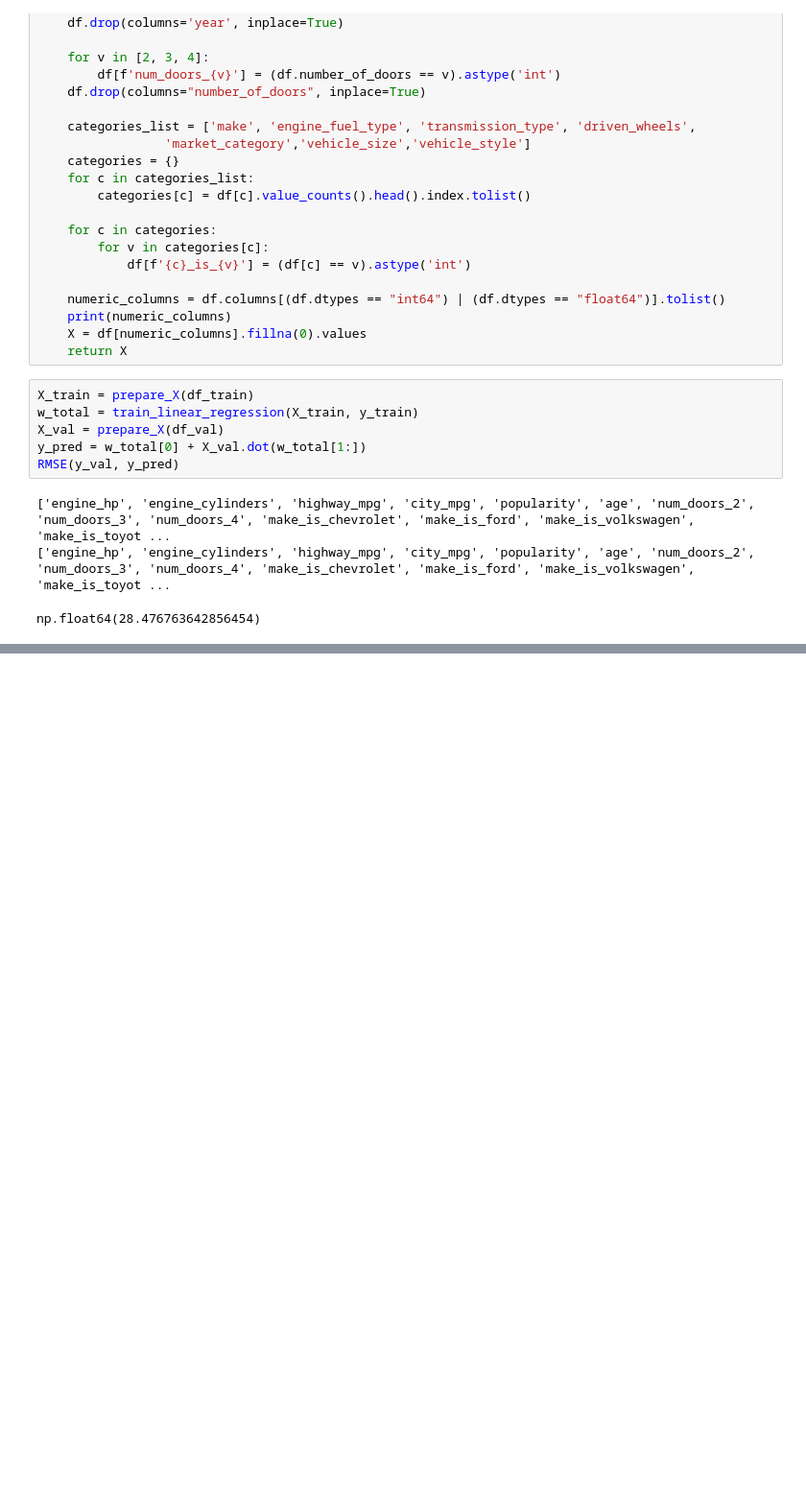
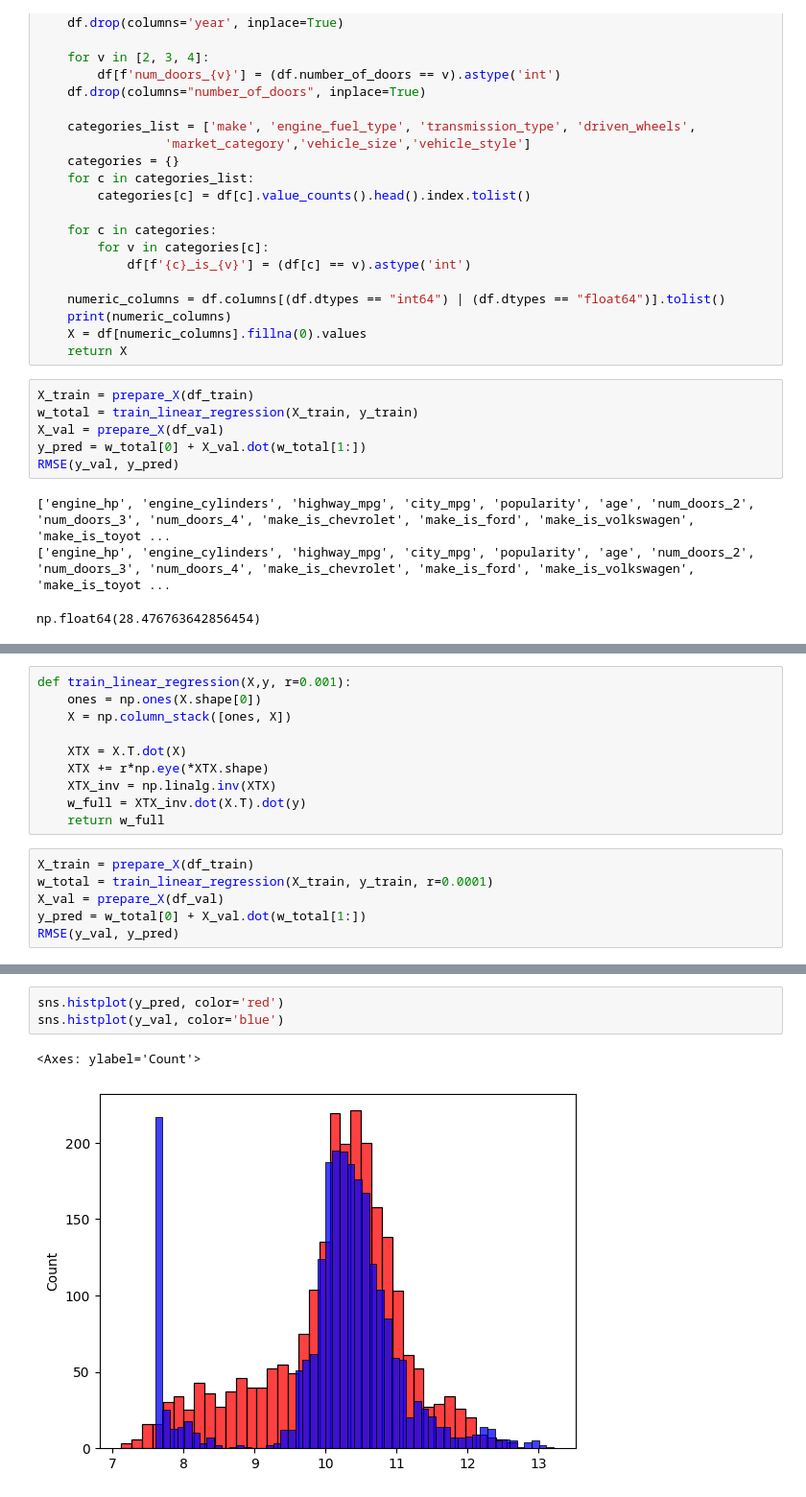
Before and after one commit to AurisNauris/ML-zoomcamp-homework, a Jupyter notebook: 02-regression/02_notebook.ipynb, the cells around one changed output, grey strips where cells are left out. Shown at 96% size. Cells and saved outputs as stored; diff of their text form; blank space fills up the shorter version.

```diff
--- a/02-regression/02_notebook.ipynb
+++ b/02-regression/02_notebook.ipynb
@@ -610,0 +594,16 @@ dtype: object
+# %%
+def train_linear_regression(X,y, r=0.001):
+    ones = np.ones(X.shape[0])
+    X = np.column_stack([ones, X])
+
+    XTX = X.T.dot(X)
+    XTX += r*np.eye(*XTX.shape)
+    XTX_inv = np.linalg.inv(XTX)
+    w_full = XTX_inv.dot(X.T).dot(y)
+    return w_full
+# %%
+X_train = prepare_X(df_train)
+w_total = train_linear_regression(X_train, y_train, r=0.0001)
+X_val = prepare_X(df_val)
+y_pred = w_total[0] + X_val.dot(w_total[1:])
+RMSE(y_val, y_pred)
@@ -610,0 +614,6 @@ dtype: object
+# %%
+sns.histplot(y_pred, color='red')
+sns.histplot(y_val, color='blue')
+# %% [output]
+<Axes: ylabel='Count'>
+[figure, added]
```
Also changed, not shown: parts of 3 cells of this notebook, 1 other file.
